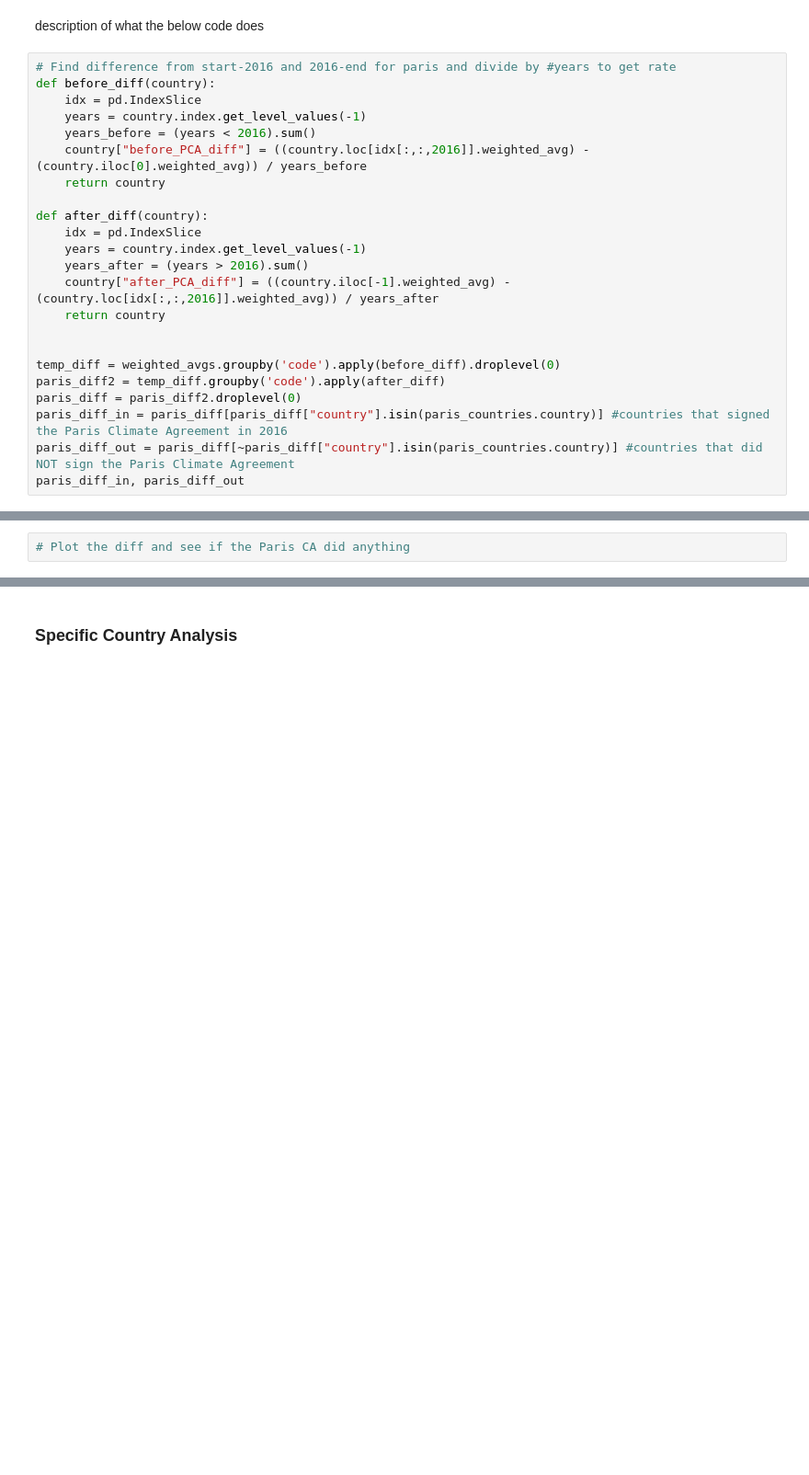
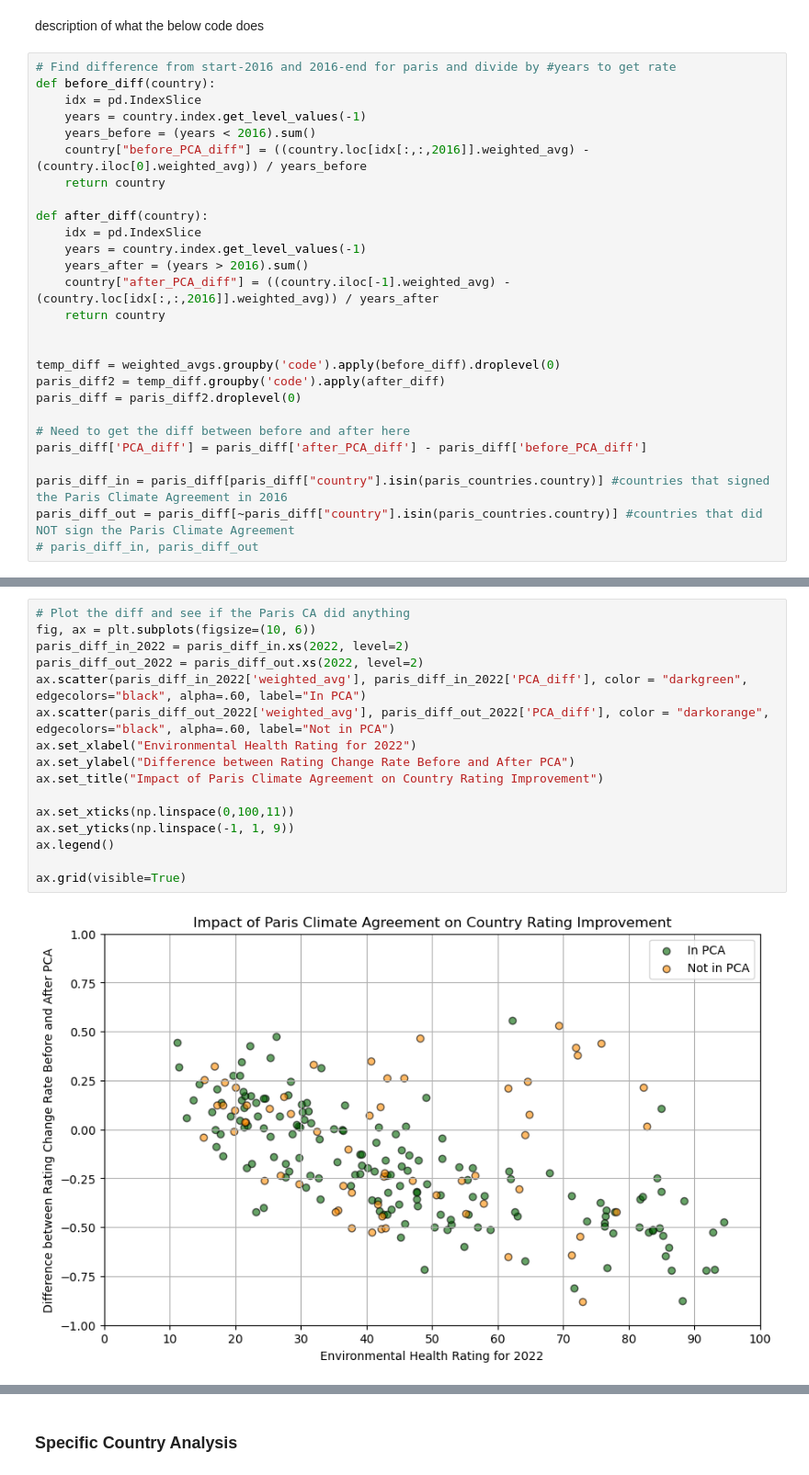
Before and after one commit to sussenbachtucker/DSCI235-Term-Project, a Jupyter notebook: DSCI235FinalProject.ipynb, the cells around one changed output, grey strips where cells are left out. Shown at 92% size. Drawn from its saved outputs; the diff is of its cells as text; blank space fills up the shorter version.

```diff
--- a/DSCI235FinalProject.ipynb
+++ b/DSCI235FinalProject.ipynb
@@ -417,6 +419,10 @@ def after_diff(country):
 temp_diff = weighted_avgs.groupby('code').apply(before_diff).droplevel(0)
 paris_diff2 = temp_diff.groupby('code').apply(after_diff)
 paris_diff = paris_diff2.droplevel(0)
+
+# Need to get the diff between before and after here
+paris_diff['PCA_diff'] = paris_diff['after_PCA_diff'] - paris_diff['before_PCA_diff']
+
 paris_diff_in = paris_diff[paris_diff["country"].isin(paris_countries.country)] #countries that signed the Paris Climate Agreement in 2016
 paris_diff_out = paris_diff[~paris_diff["country"].isin(paris_countries.country)] #countries that did NOT sign the Paris Climate Agreement
-paris_diff_in, paris_diff_out
+# paris_diff_in, paris_diff_out
@@ -443,2 +438,18 @@ paris_diff_in, paris_diff_out
 # %%
 # Plot the diff and see if the Paris CA did anything
+fig, ax = plt.subplots(figsize=(10, 6))
+paris_diff_in_2022 = paris_diff_in.xs(2022, level=2)
+paris_diff_out_2022 = paris_diff_out.xs(2022, level=2)
+ax.scatter(paris_diff_in_2022['weighted_avg'], paris_diff_in_2022['PCA_diff'], color = "darkgreen", edgecolors="black", alpha=.60, label="In PCA")
+ax.scatter(paris_diff_out_2022['weighted_avg'], paris_diff_out_2022['PCA_diff'], color = "darkorange", edgecolors="black", alpha=.60, label="Not in PCA")
+ax.set_xlabel("Environmental Health Rating for 2022")
+ax.set_ylabel("Difference between Rating Change Rate Before and After PCA")
+ax.set_title("Impact of Paris Climate Agreement on Country Rating Improvement")
+
+ax.set_xticks(np.linspace(0,100,11))
+ax.set_yticks(np.linspace(-1, 1, 9))
+ax.legend()
+
+ax.grid(visible=True)
+# %% [output]
+[figure, added]
```
Also changed, not shown: parts of 7 cells of this notebook.
